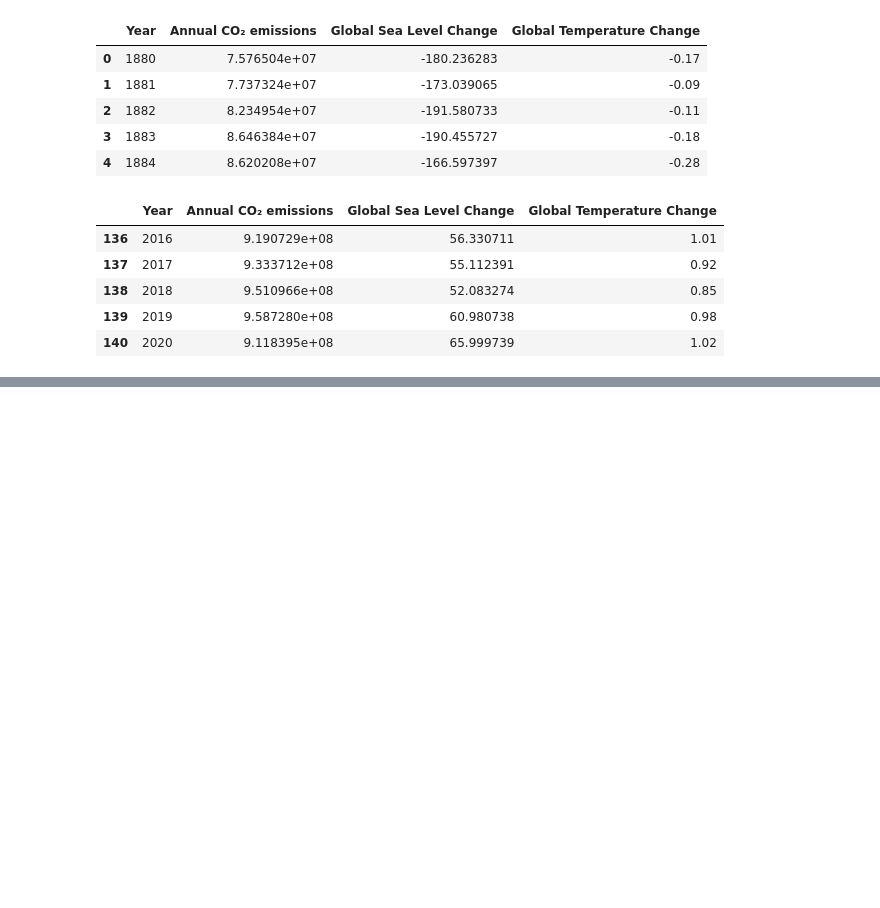
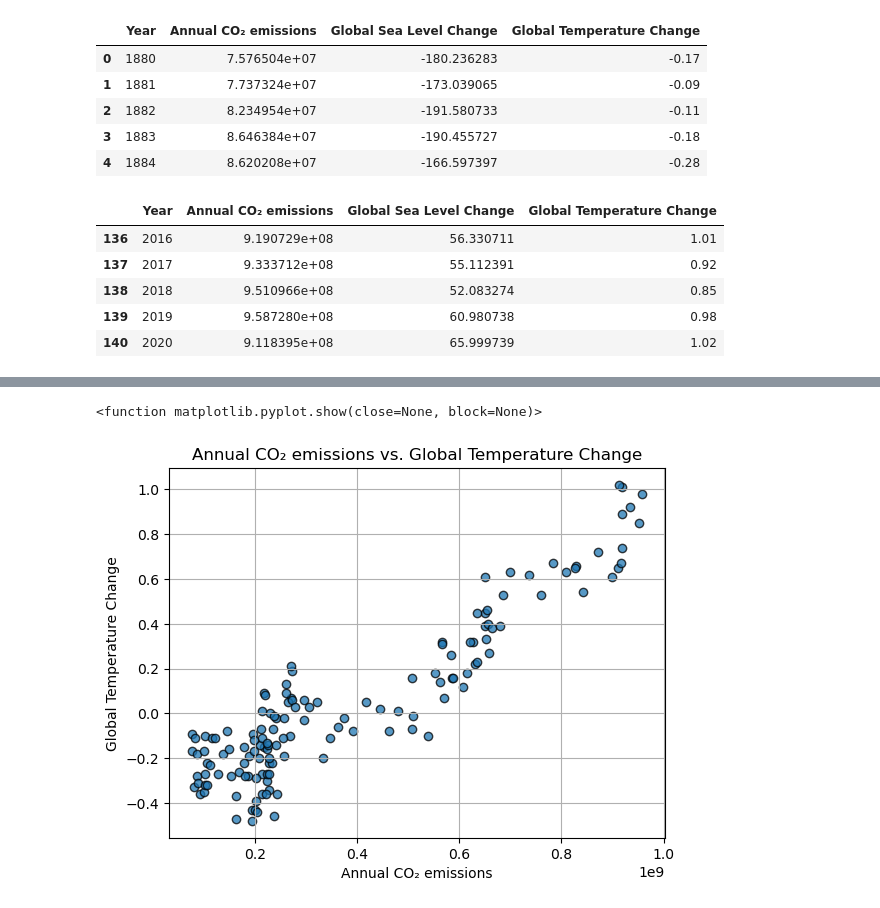
Before and after one commit to jacobklucher/Project-1-Climate-Change, a Jupyter notebook: Climate Change/Climate_Change.ipynb, the cells around one changed output, grey strips where cells are left out. Saved outputs shown, nothing was run; the diff lists cells and outputs as text; code cells hidden in the pictures; blank space fills up the shorter version.

```diff
--- a/Climate Change/Climate_Change.ipynb
+++ b/Climate Change/Climate_Change.ipynb
@@ -253,0 +296,17 @@ The r^2 value is : 0.8299105724331509
+# %%
+#scatter plot for sea level change vs. global temperatures
+plt.scatter(sea_temp_emissions_df['Annual CO₂ emissions'], sea_temp_emissions_df['Global Temperature Change'], edgecolor='black', alpha=0.75)
+
+#graph properties
+plt.title("Annual CO₂ emissions vs. Global Temperature Change")
+plt.xlabel("Annual CO₂ emissions")
+plt.ylabel("Global Temperature Change")
+plt.grid()
+
+#save figure
+plt.savefig("output_data/Fig8.png")
+
+plt.show
+# %% [output]
+<function matplotlib.pyplot.show(close=None, block=None)>
+[figure, added]
```
Also changed, not shown: parts of 8 cells of this notebook, 6 other files.
